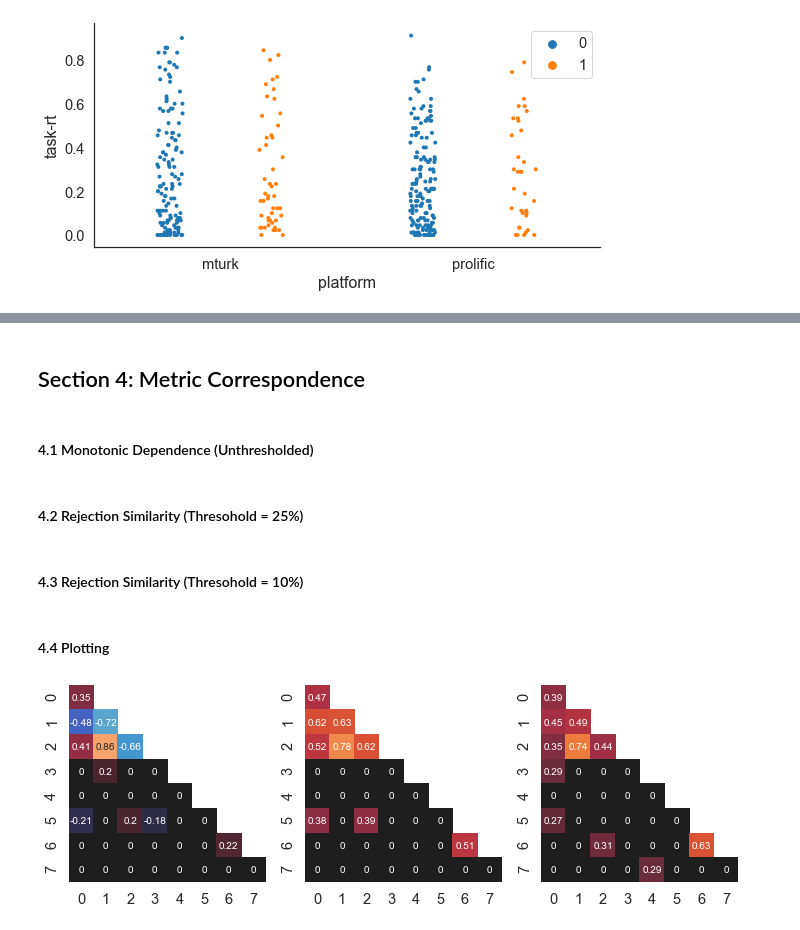
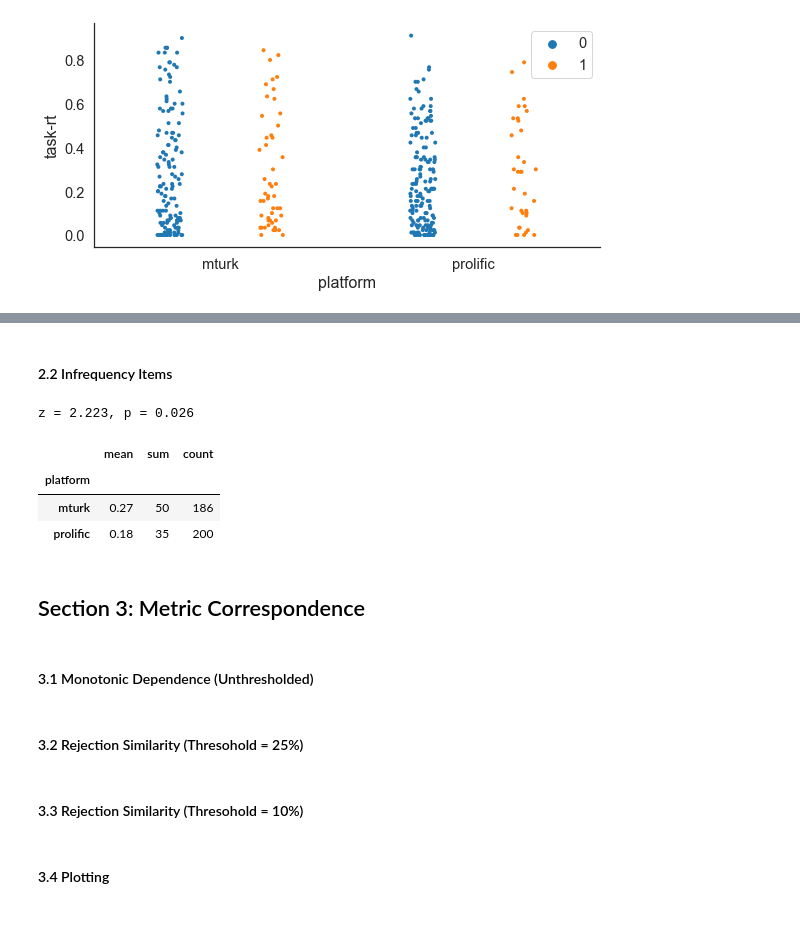
Before and after one commit to nivlab/sciops, a Jupyter notebook: analysis/main_02a.ipynb, the cells around one changed output, grey strips where cells are left out. Cells and saved outputs as stored; diff of their text form; code cells hidden in the pictures.

```diff
--- a/analysis/main_02b.ipynb
+++ b/analysis/main_02a.ipynb
@@ -418,5 +443,25 @@ reject.to_csv(os.path.join('..','data','reject.csv'), index=False)
+# %% [markdown]
+#### 2.2 Infrequency Items
+# %%
+from statsmodels.stats.proportion import proportions_ztest
+
+## Perform 2-sample proportion test.
+zval, pval = proportions_ztest([50, 35], [186, 200])
+print('z = %0.3f, p = %0.3f' %(zval, pval))
+
+reject.groupby('platform').infreq.agg(
+    mean = lambda x: (x > 0).mean(),
+    sum = lambda x: (x > 0).sum(),
+    count = lambda x: x.size
+).round(2)
+# %% [output]
+z = 2.223, p = 0.026
+|  | mean | sum | count |
+| platform |  |  |  |
+| mturk | 0.27 | 50 | 186 |
+| prolific | 0.18 | 35 | 200 |
 # %% [markdown]
-## Section 4: Metric Correspondence
+## Section 3: Metric Correspondence
 # %%
 ## Define variables of interest.
 cols = ['infreq','isd','reliability','mahalanobis','survey-rt','variability','accuracy','wsls','task-rt']
@@ -428,7 +473,7 @@ ix = np.tril_indices(len(cols), k=-1)
 tril = np.zeros((ix[0].size, 3))
 fwer = np.zeros((ix[0].size, 3))
 # %% [markdown]
-#### 4.1 Monotonic Dependence (Unthresholded)
+#### 3.1 Monotonic Dependence (Unthresholded)
 # %%
 #~~~~~~~~~~~~~~~~~~~~~~~~~~~~~~~~~~~~~~~~~~#
 ### Define parameters.
@@ -463,7 +508,7 @@ for i in tqdm(range(n_iter)):
 ## Compute adjusted p-values.
 fwer[:,0] = ((np.abs(tril[:,0]) <= max_rho[:,np.newaxis]).sum(axis=0) + 1) / n_iter
 # %% [markdown]
-#### 4.2 Rejection Similarity (Thresohold = 25%)
+#### 3.2 Rejection Similarity (Thresohold = 25%)
 # %%
 from scipy.spatial.distance import dice
 
@@ -521,7 +566,7 @@ for i in tqdm(range(n_iter)):
 ## Compute adjusted p-values.
 fwer[:,1] = ((np.abs(tril[:,1]) <= max_rho[:,np.newaxis]).sum(axis=0) + 1) / n_iter
 # %% [markdown]
-#### 4.3 Rejection Similarity (Thresohold = 10%)
+#### 3.3 Rejection Similarity (Thresohold = 10%)
 # %%
 from scipy.spatial.distance import dice
 
@@ -579,15 +624,4 @@ for i in tqdm(range(n_iter)):
 ## Compute adjusted p-values.
 fwer[:,2] = ((np.abs(tril[:,2]) <= max_rho[:,np.newaxis]).sum(axis=0) + 1) / n_iter
 # %% [markdown]
-#### 4.4 Plotting
+#### 3.4 Plotting
-# %%
-fig, axes = plt.subplots(1,3,figsize=(12,4))
-
-for i, ax in enumerate(axes):
-
-    corr = np.zeros((len(cols),len(cols)))
-    corr[ix] = np.where(fwer[:,i] < 0.05, tril[:,i], 0)
-    corr[np.triu_indices_from(corr)] = np.nan
-    sns.heatmap(corr[1:,:-1], vmin=-1, vmax=1, center=0, annot=True, cbar=False, square=True, ax=ax)
-# %% [output]
-[figure, removed]
```
Also changed, not shown: parts of 25 cells of this notebook, 4 other files.
